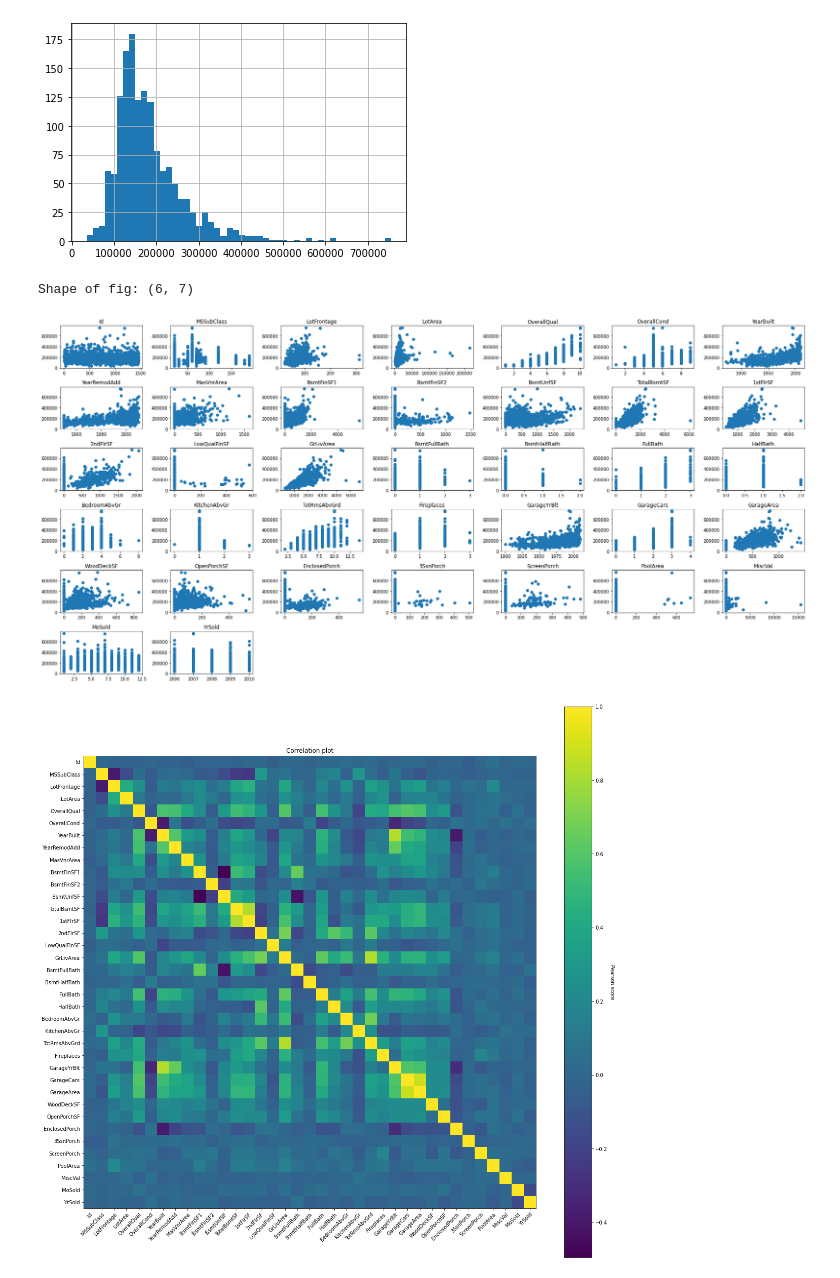
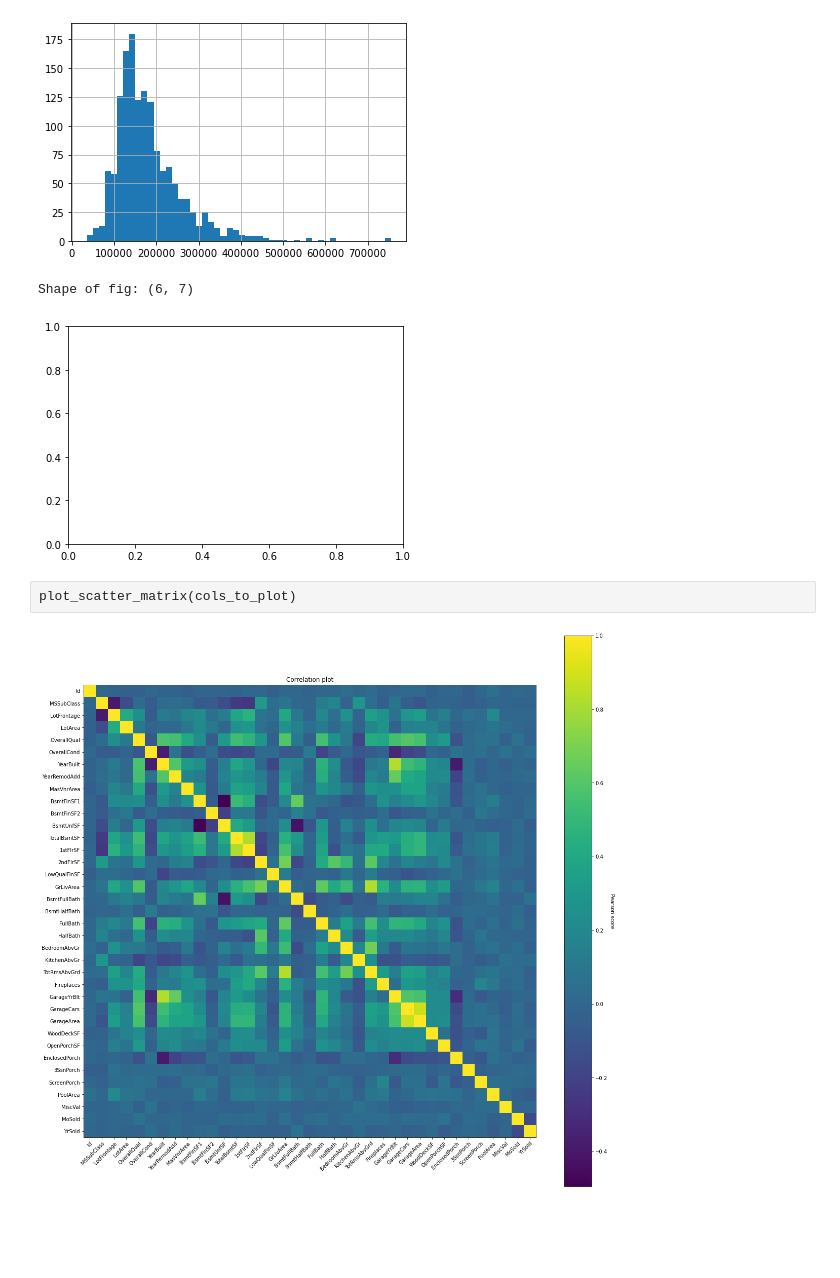
Before and after one commit to jaykye/HousePricePrediction, a Jupyter notebook: explore.ipynb, the cells around one changed output. Cells and saved outputs as stored; diff of their text form; code cells hidden in the pictures; blank space fills up the shorter version.

```diff
--- a/explore.ipynb
+++ b/explore.ipynb
@@ -29,23 +29,31 @@ df['SalePrice'].hist(bins=50)
 # %%
 cols_to_plot = df.dtypes[df.dtypes != object].index.drop('SalePrice')
 # %%
-total_figs = len(cols_to_plot)
-vlen = int(total_figs**0.5)
-hlen = int(np.ceil(total_figs / vlen))
-print(f"Shape of fig: {(vlen, hlen)}")
+def calcate_fig_shape(cols):
+    total_figs = len(cols)
+    vlen = int(total_figs**0.5)
+    hlen = int(np.ceil(total_figs / vlen))
+    print(f"Shape of fig: {(vlen, hlen)}")
+    return vlen, hlen
-# %% [output]
-Shape of fig: (6, 7)
+# %%
+vlen, hlen = calcate_fig_shape(cols_to_plot)
+# %% [output]
+Shape of fig: (6, 7)
 # %%
-# I want to plot every column against price in scatter plot to find any correlation.
-f, a = plt.subplots(vlen, hlen, figsize = (25,12))
-for ax, col in zip(a.flatten(), cols_to_plot):
-    ax.set_title(col)
-    ax.scatter(df[col], df['SalePrice'])
+def plot_scatter_matrix(cols):
+    vlen, hlen = calcate_fig_shape(cols)
+    f, a = plt.subplots(vlen, hlen, figsize = (25,12))
+    for ax, col in zip(a.flatten(), cols):
+        ax.set_title(col)
+        pdf = df[[col, 'SalePrice']].dropna(axis=0)
+        ax.scatter(pdf[col], pdf['SalePrice'])
 
-# Remove extra axes.
-extra_plots_last_row =  a.size - len(cols_to_plot)
-for extra in a[-1][-extra_plots_last_row:]:
-    extra.axis('off')
-plt.tight_layout()
+    # Remove extra axes.
+    extra_plots_last_row =  a.size - len(cols)
+    for extra in a[-1][-extra_plots_last_row:]:
+        extra.axis('off')
+    plt.tight_layout()
-# %% [output]
-[figure, removed]
+# %%
+f,a = plt.subplots(1)
+# %% [output]
+[figure, added]
@@ -52,3 +75,5 @@ plt.tight_layout()
+# %% [raw]
+plot_scatter_matrix(cols_to_plot)
 # %%
 corr = df[cols_to_plot].corr()
 # %%
```
Also changed, not shown: parts of 36 cells of this notebook, 2 other files.
